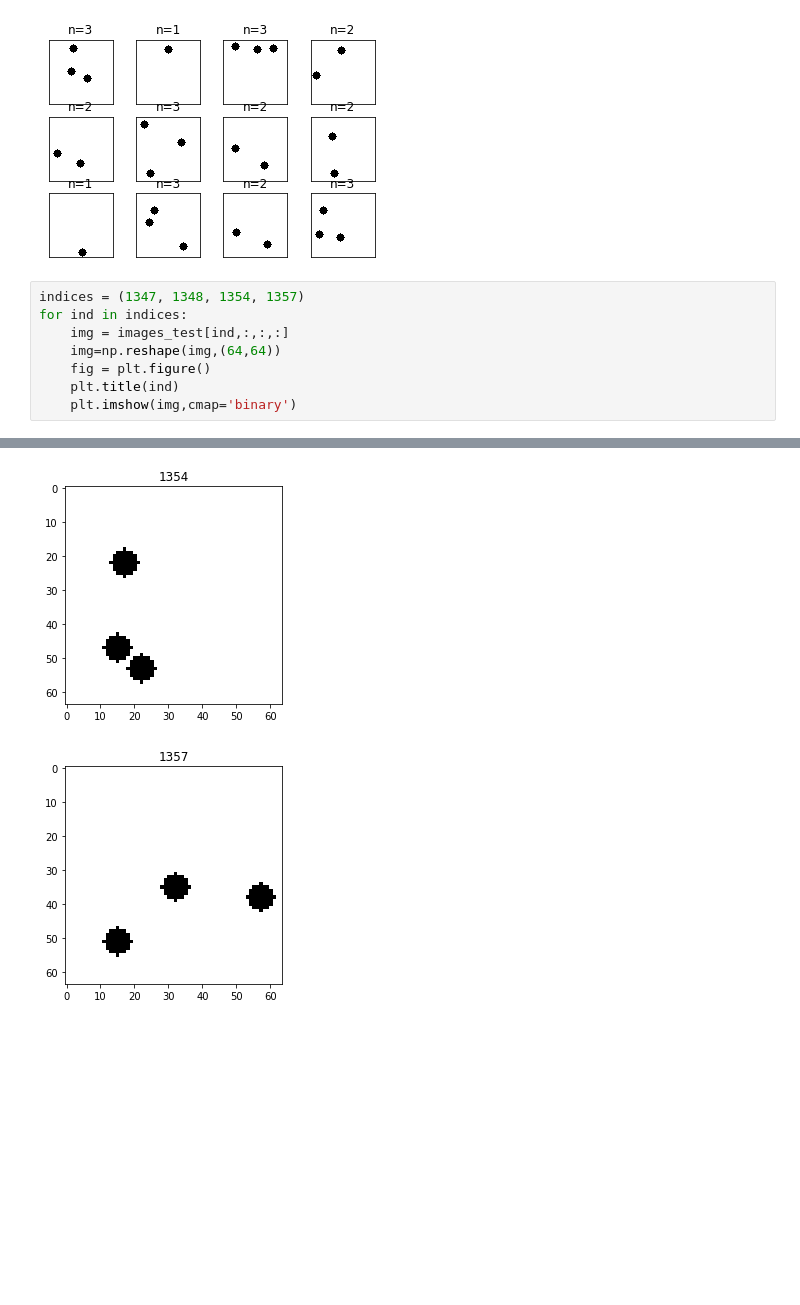
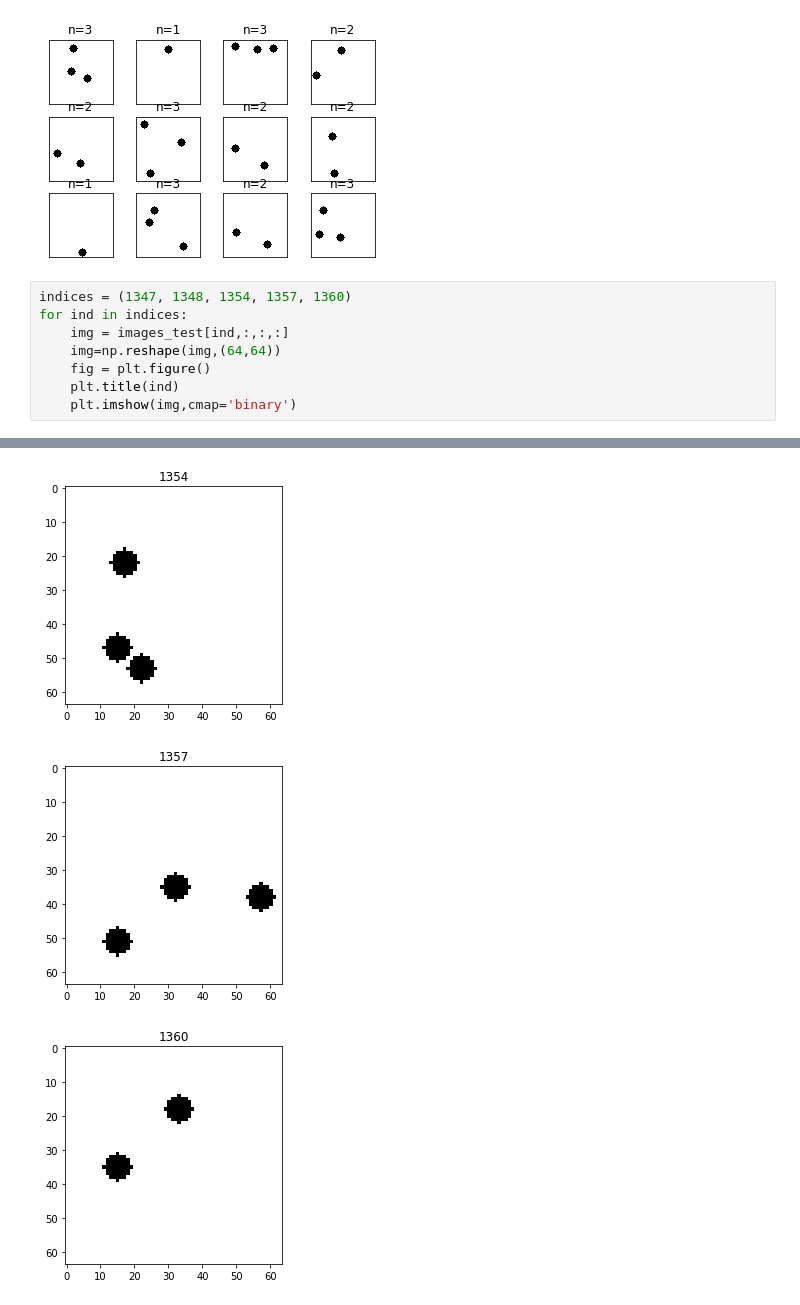
Before and after one commit to NLeSC/XAI, a Jupyter notebook: Software/CNNcountDemo/VisDataset1.ipynb, the cells around one changed output, grey strips where cells are left out. Cells and saved outputs as stored; diff of their text form; blank space fills up the shorter version.

```diff
--- a/Software/CNNcountDemo/VisDataset1.ipynb
+++ b/Software/CNNcountDemo/VisDataset1.ipynb
@@ -58,15 +58,16 @@ si.plot_12images(images_test, labels_test)
 # %% [output]
 [figure]
 # %%
-indices = (1347, 1348, 1354, 1357)
+indices = (1347, 1348, 1354, 1357, 1360)
 for ind in indices:
     img = images_test[ind,:,:,:]
     img=np.reshape(img,(64,64))
     fig = plt.figure()
     plt.title(ind)
     plt.imshow(img,cmap='binary')
 # %% [output]
 [figure]
 [figure]
 [figure]
 [figure]
+[figure, added]
```
Also changed, not shown: 1 other file.
